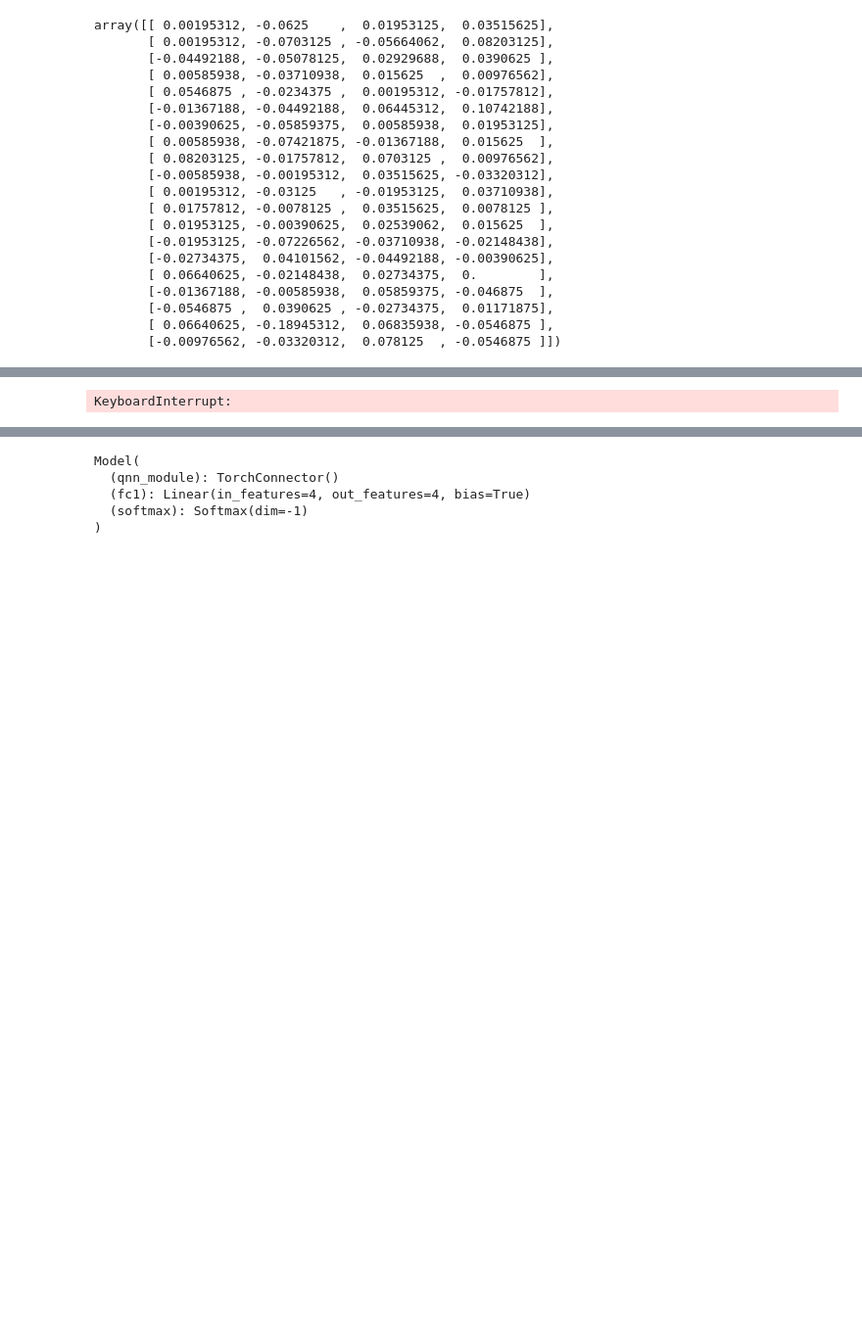
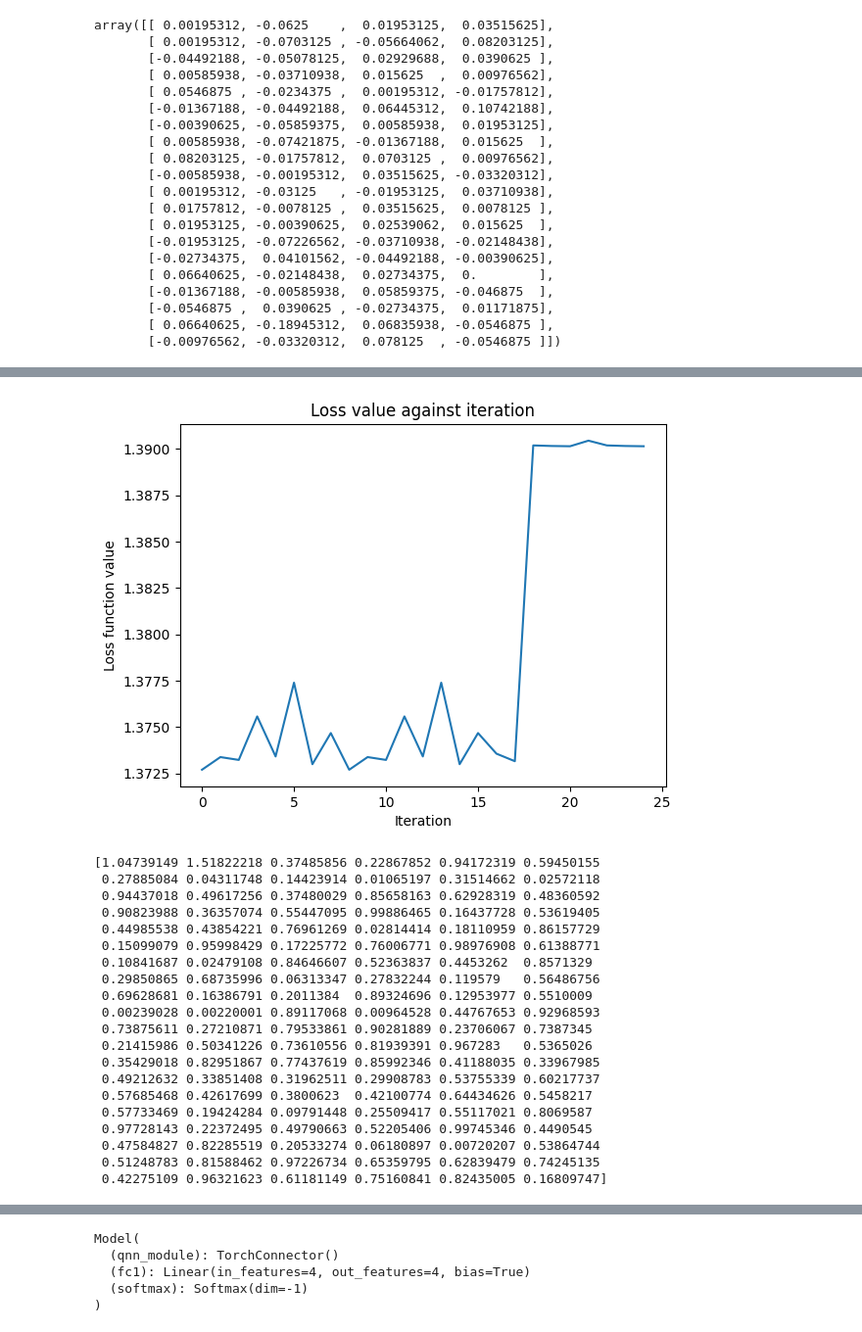
Before and after one commit to hmk55555/QCNN-Research, a Jupyter notebook: GPU/Proper Testing/EstimatorTest.ipynb, the cells around one changed output, grey strips where cells are left out. Shown at 98% size. Saved outputs shown, nothing was run; the diff lists cells and outputs as text; code cells hidden in the pictures; blank space fills up the shorter version.

```diff
--- a/GPU/Proper Testing/EstimatorTest.ipynb
+++ b/GPU/Proper Testing/EstimatorTest.ipynb
@@ -595,5 +595,5 @@ def optimize(weights, list, iter, fresh_start):
     )
     return result
 # %%
-result = optimize(result.x, loss_list, 50, False)
+result = optimize(weights, loss_list, 3, False)
 # %% [output]
@@ -602,3 +617,23 @@ Call-back cb_calcfc_in__cobyla__user__routines failed.
+[figure, added]
-KeyboardInterrupt:
+[1.04739149 1.51822218 0.37485856 0.22867852 0.94172319 0.59450155
+ 0.27885084 0.04311748 0.14423914 0.01065197 0.31514662 0.02572118
+ 0.94437018 0.49617256 0.37480029 0.85658163 0.62928319 0.48360592
+ 0.90823988 0.36357074 0.55447095 0.99886465 0.16437728 0.53619405
+ 0.44985538 0.43854221 0.76961269 0.02814414 0.18110959 0.86157729
+ 0.15099079 0.95998429 0.17225772 0.76006771 0.98976908 0.61388771
+ 0.10841687 0.02479108 0.84646607 0.52363837 0.4453262  0.8571329
+ 0.29850865 0.68735996 0.06313347 0.27832244 0.119579   0.56486756
+ 0.69628681 0.16386791 0.2011384  0.89324696 0.12953977 0.5510009
+ 0.00239028 0.00220001 0.89117068 0.00964528 0.44767653 0.92968593
+ 0.73875611 0.27210871 0.79533861 0.90281889 0.23706067 0.7387345
+ 0.21415986 0.50341226 0.73610556 0.81939391 0.967283   0.5365026
+ 0.35429018 0.82951867 0.77437619 0.85992346 0.41188035 0.33967985
+ 0.49212632 0.33851408 0.31962511 0.29908783 0.53755339 0.60217737
+ 0.57685468 0.42617699 0.3800623  0.42100774 0.64434626 0.5458217
+ 0.57733469 0.19424284 0.09791448 0.25509417 0.55117021 0.8069587
+ 0.97728143 0.22372495 0.49790663 0.52205406 0.99745346 0.4490545
+ 0.47584827 0.82285519 0.20533274 0.06180897 0.00720207 0.53864744
+ 0.51248783 0.81588462 0.97226734 0.65359795 0.62839479 0.74245135
+ 0.42275109 0.96321623 0.61181149 0.75160841 0.82435005 0.16809747]
 # %%
 model = Model(TorchConnector(estimator, result.x)).to("cuda")
```
Also changed, not shown: parts of 5 cells of this notebook, 5 other files.
